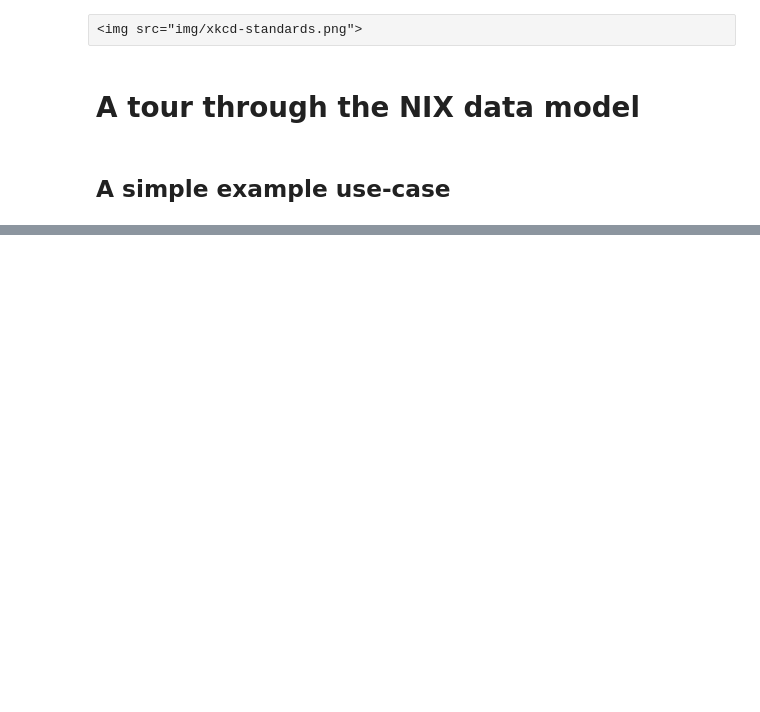
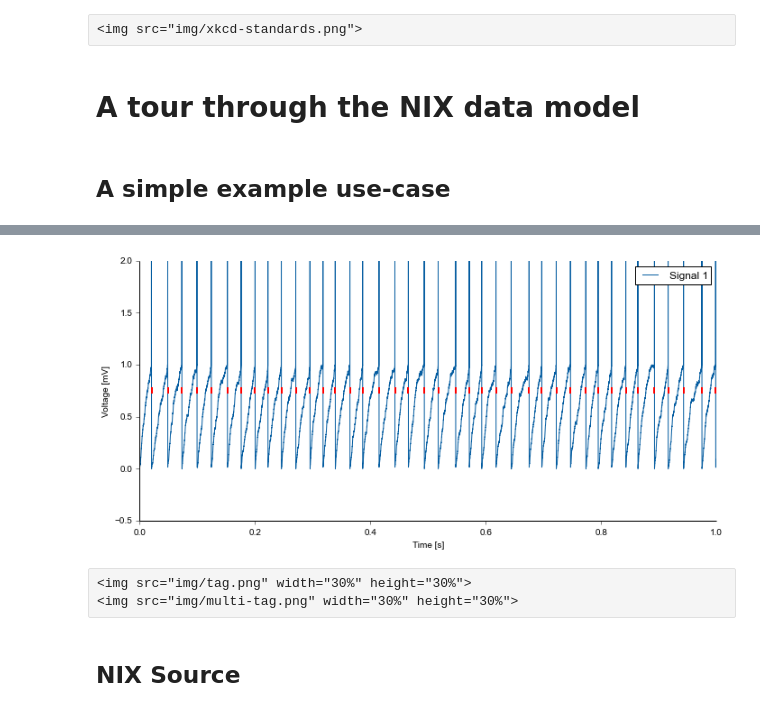
Before and after one commit to stoewer/nix-demo, a Jupyter notebook: NIX - Data management workshop 2015.ipynb, the cells around one changed output, grey strips where cells are left out. Saved outputs shown, nothing was run; the diff lists cells and outputs as text; code cells hidden in the pictures; blank space fills up the shorter version.

```diff
--- a/NIX - Data management workshop 2015.ipynb
+++ b/NIX - Data management workshop 2015.ipynb
@@ -44,0 +188,13 @@ __open source?__
+# %%
+plotter = Plotter(width=1000, height=400)
+plotter.add(spike_tag.positions, color="red")
+plotter.add(spike_tag.references[0])
+
+plotter.plot()
+# %% [output]
+[figure, added]
+# %% [raw]
+<img src="img/tag.png" width="30%" height="30%">
+<img src="img/multi-tag.png" width="30%" height="30%">
+# %% [markdown]
+## NIX Source
```
Also changed, not shown: parts of 56 cells of this notebook, 21 other files.
